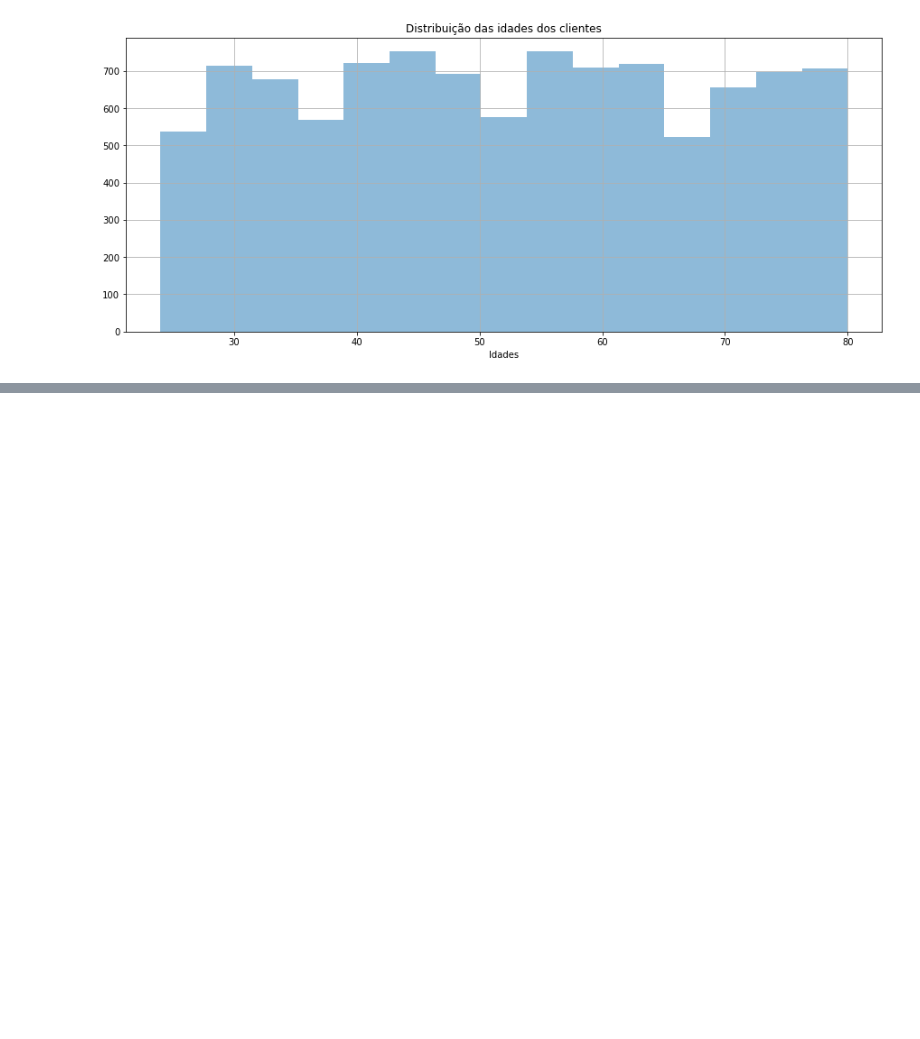
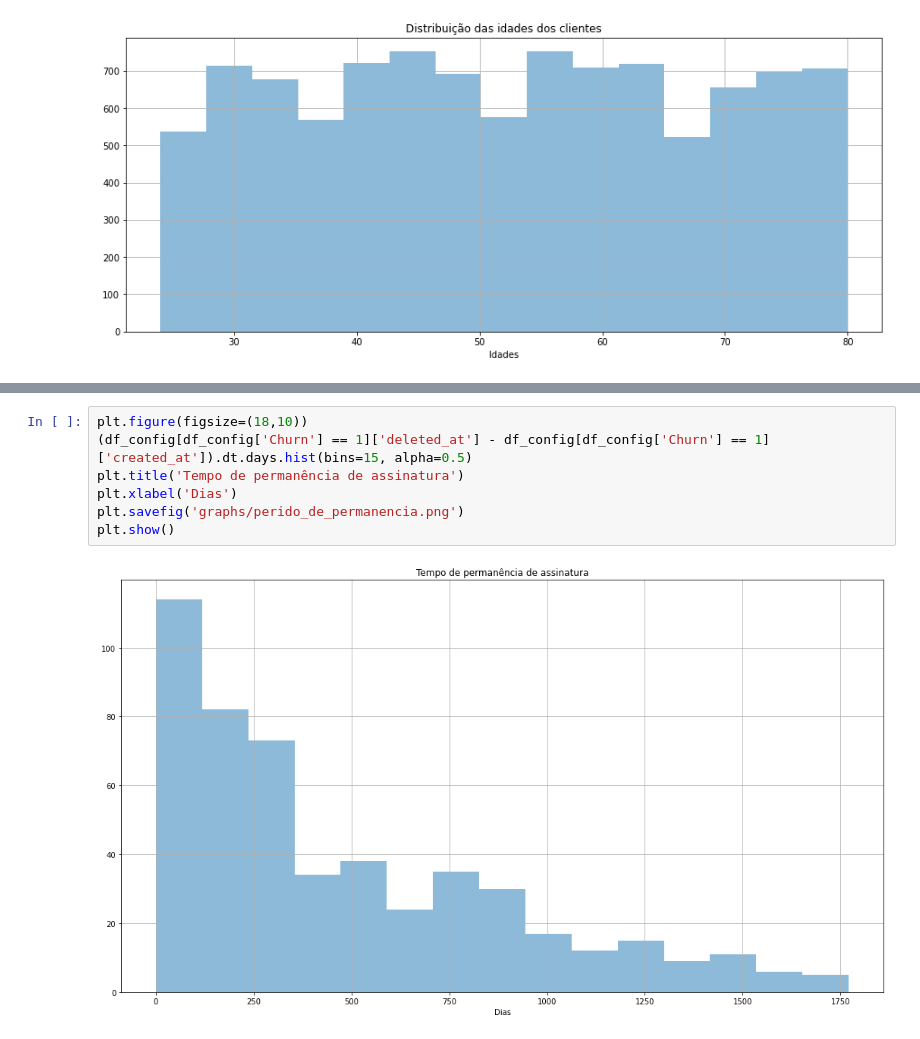
Before and after one commit to eduardoeqs/churn_analysis-Petlove, a Jupyter notebook: Analise_organizada.ipynb, the cells around one changed output, grey strips where cells are left out. Cells and saved outputs as stored; diff of their text form; blank space fills up the shorter version.

```diff
--- a/Analise_organizada.ipynb
+++ b/Analise_organizada.ipynb
@@ -273,0 +302,9 @@ plt.show()
+# %%
+plt.figure(figsize=(18,10))
+(df_config[df_config['Churn'] == 1]['deleted_at'] - df_config[df_config['Churn'] == 1]['created_at']).dt.days.hist(bins=15, alpha=0.5)
+plt.title('Tempo de permanência de assinatura')
+plt.xlabel('Dias')
+plt.savefig('graphs/perido_de_permanencia.png')
+plt.show()
+# %% [output]
+[figure, added]
```
Also changed, not shown: parts of 15 cells of this notebook, 13 other files.
